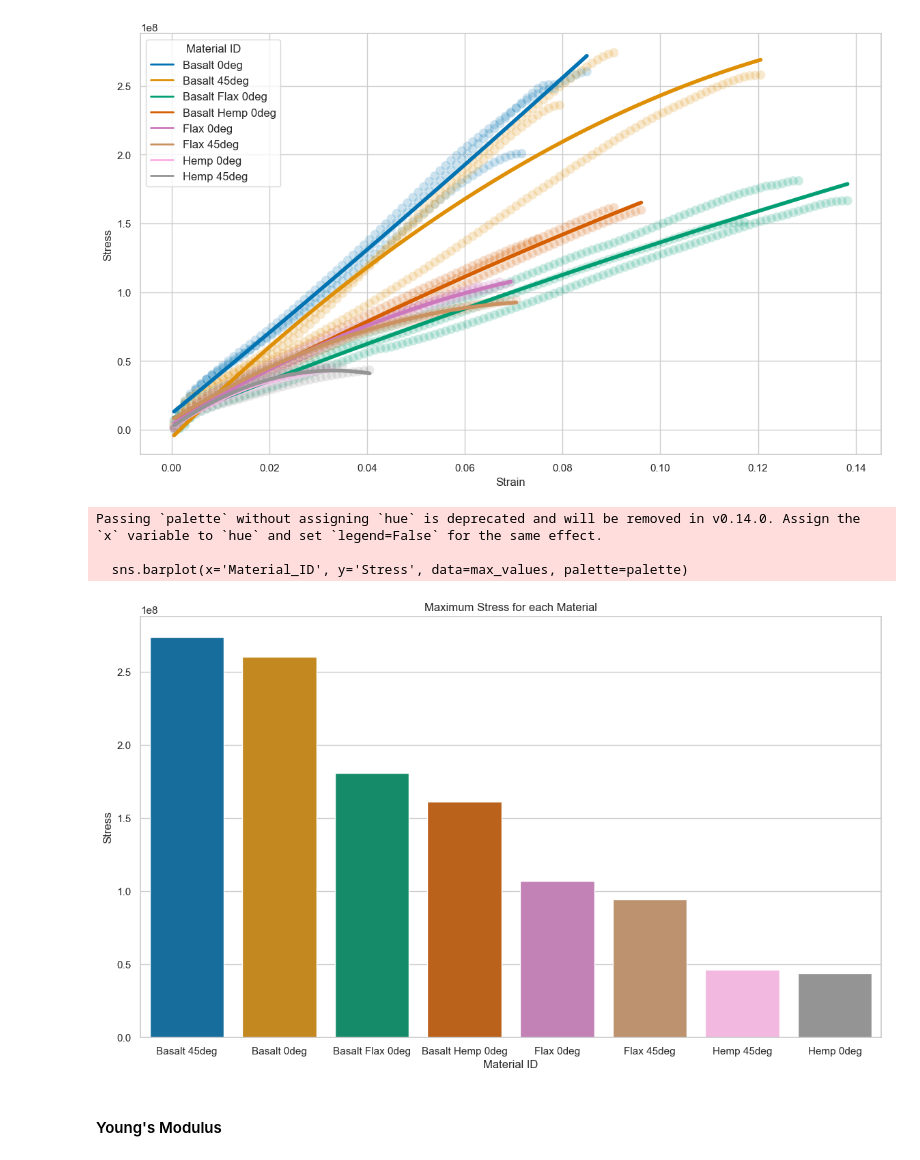
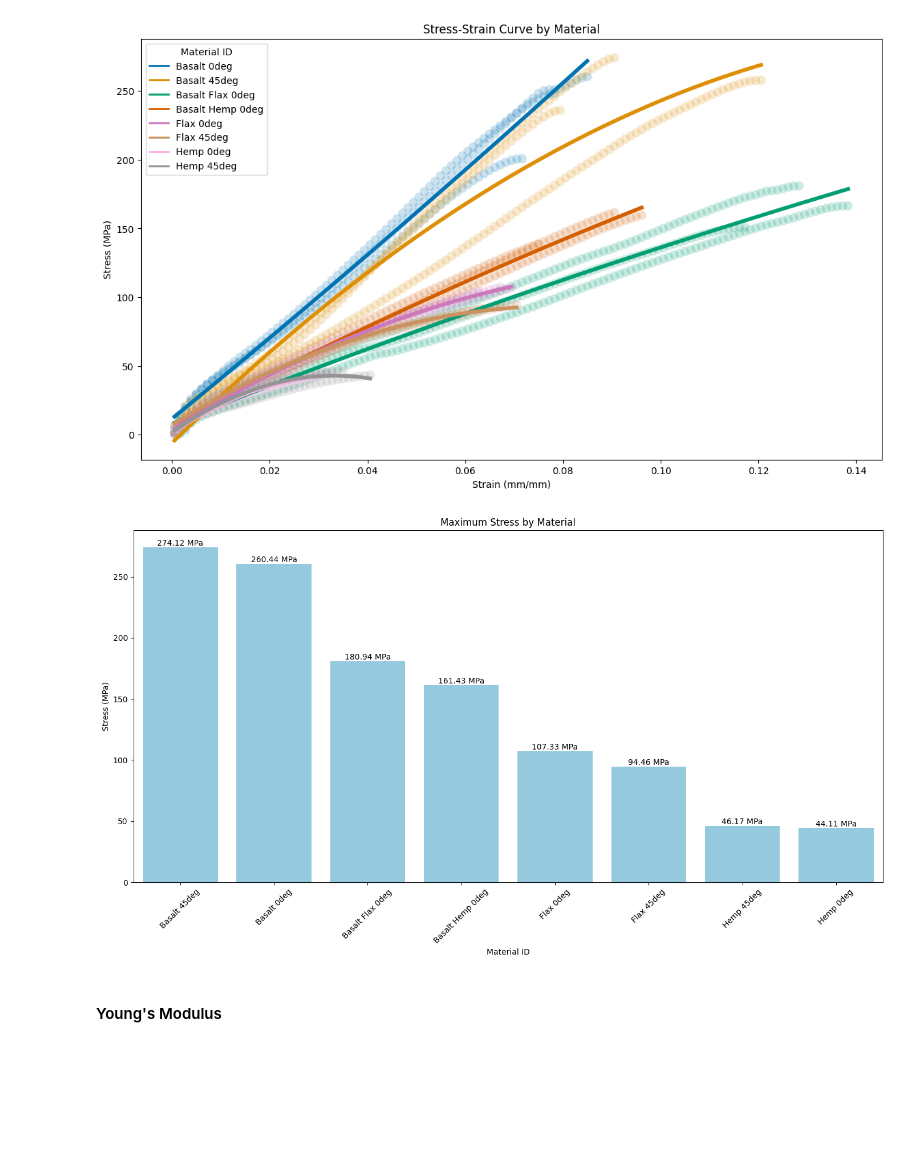
Before and after one commit to jamesbardin/ts_t, a Jupyter notebook: stress_strain.ipynb, the cells around one changed output. Drawn from its saved outputs; the diff is of its cells as text; code cells hidden in the pictures; blank space fills up the shorter version.

```diff
--- a/stress_strain.ipynb
+++ b/stress_strain.ipynb
@@ -39,11 +47,10 @@ from sklearn.preprocessing import PolynomialFeatures
 from sklearn.pipeline import make_pipeline
 from matplotlib.lines import Line2D  # Import Line2D for custom legend handles
 
-sns.set(style="whitegrid")
 
 # Load the data
 df = pd.read_csv('stress_strain.csv')
-
+df['Stress'] /= 1000000
 # Change figure size
 plt.figure(figsize=(14, 8))
 
@@ -63,42 +70,51 @@ for material_id, group in df.groupby('Material_ID'):
 
     # Create a RANSAC regressor with a polynomial model
     ransac = make_pipeline(PolynomialFeatures(degree=2), RANSACRegressor(random_state=42))
     ransac.fit(x, y)
     # Generate x values from the min to max strain for the material
     x = np.linspace(x.min(), x.max(), 100).reshape(-1, 1)
     # Calculate the y values using the RANSAC polynomial model
     y_ransac = ransac.predict(x)
 
     # Plot and retrieve the color used for the line
     line = plt.plot(x, y_ransac, linewidth=4, color=palette[df['Material_ID'].unique().tolist().index(material_id)])
 
     # Add a custom legend handle for this line
     custom_legend_handles.append(Line2D([0], [0], color=line[0].get_color(), linewidth=2))
 
 # Clear the existing scatter plot legend
 scatter.legend_.remove()
 
+
 # Create a custom legend using the handles and labels from the regression lines
 plt.legend(custom_legend_handles, df['Material_ID'].unique(), title="Material ID", fontsize='medium')
-
+plt.title('Stress-Strain Curve by Material')
+plt.xlabel("Strain (mm/mm)")
+plt.ylabel("Stress (MPa)")
 plt.show()
 
 #make bar plot with max values
 max_values = df.groupby('Material_ID').max()
 max_values.reset_index(inplace=True)
 max_values = max_values.sort_values('Stress', ascending=False)
 plt.figure(figsize=(14, 8))
-sns.barplot(x='Material_ID', y='Stress', data=max_values, palette=palette)
-plt.title('Maximum Stress for each Material')
+bars = sns.barplot(x='Material_ID', y='Stress', data=max_values, color='skyblue')
+
+for bar in bars.patches:
+    height = bar.get_height()
+    annotation = "{:.2f} MPa".format(height)
+    plt.text(bar.get_x() + bar.get_width() / 2.0, height, annotation, ha='center', va='bottom')
+
+plt.title('Maximum Stress by Material')
 plt.xlabel('Material ID')
-plt.ylabel('Stress')
+plt.ylabel('Stress (MPa)')
+plt.xticks(rotation=45)
+plt.tight_layout()
+plt.grid(False)
 plt.show()
 # %% [output]
-[figure, old version]
+[figure, new version]
-Passing `palette` without assigning `hue` is deprecated and will be removed in v0.14.0. Assign the `x` variable to `hue` and set `legend=False` for the same effect.
-
-  sns.barplot(x='Material_ID', y='Stress', data=max_values, palette=palette)
-[figure, old version]
+[figure, new version]
 # %% [markdown]
 #### Young's Modulus
 # %%
```
Also changed, not shown: parts of 4 cells of this notebook, 2 other files.
